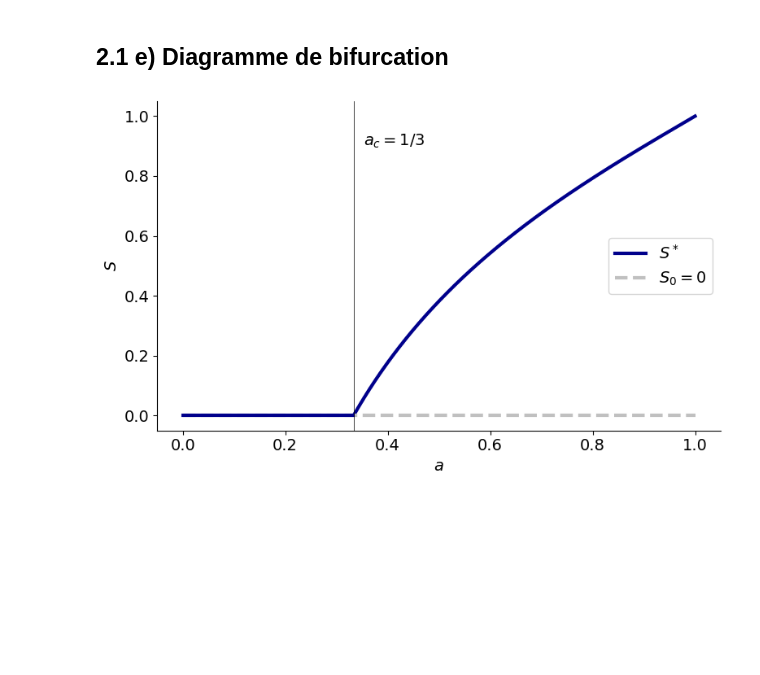
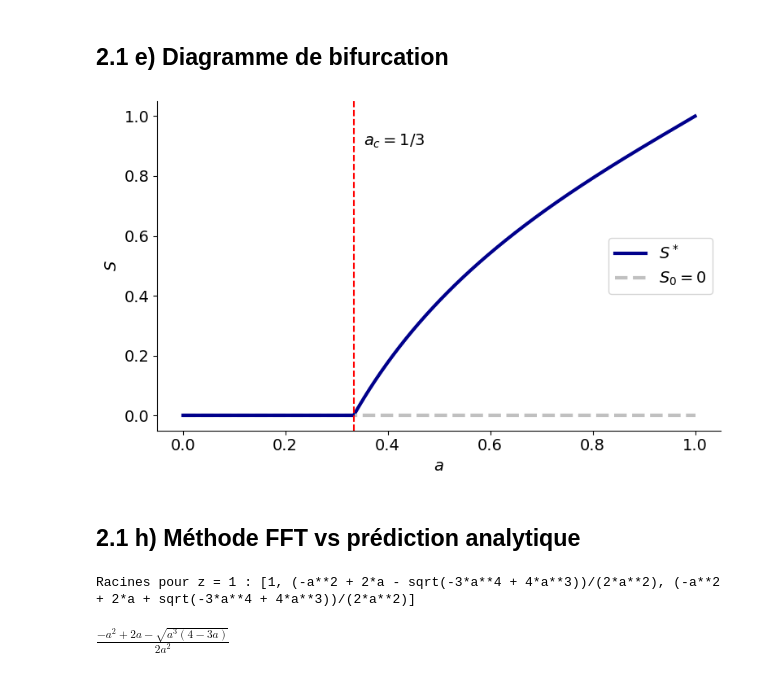
Before and after one commit to arlegare/devoirs_2526, a Jupyter notebook: A25/visualisation.ipynb, the cells around one changed output. Drawn from its saved outputs; the diff is of its cells as text; code cells hidden in the pictures; blank space fills up the shorter version.

```diff
--- a/A25/visualisation.ipynb
+++ b/A25/visualisation.ipynb
@@ -11,35 +10,35 @@ def S(a):
     # On force S = 0 (valeur plancher) en dessous de la valeur critique a_c = 1/3.
     S_vals = np.zeros_like(a)
     # Pour a > 1/3, S est donné par la forme fermée.
     mask = a > 1/3
     u = ((2 - a[mask]) - np.sqrt(a[mask] * (4 - 3 * a[mask]))) / (2 * a[mask])
     S_vals[mask] = 1 - (1 - a[mask]) / (1 - a[mask] * u)
     return S_vals
 
 a = np.linspace(0, 1, 500)
 S_vals = S(a)
 
-
 plt.figure(figsize=(8,5))
-
 
 # S^* (solution non triviale)
 #plt.plot(a[a <= 1/3], S_vals[S_vals <= 1/3], '--', color='silver', label=r"$S^*$", linewidth=3)
 plt.plot(a[a > 1/3], S_vals[a > 1/3], color='darkblue', linewidth=3, label=r"$S^*$")
 
 # S_0 = 0 (solution triviale)
 plt.plot(a, np.zeros_like(a), '--', color='silver', label=r"$S_0 = 0$", linewidth=3)
 plt.plot(a[a <= 1/3], np.zeros_like(a[a <= 1/3]), color='darkblue', linewidth=3)
 
-plt.axvline(1/3, color="black", linestyle="-", linewidth=0.5)
+plt.axvline(1/3, color="red", linestyle="--")#, label=r"$a_c = 1/3$")
 plt.text(1/3 + 0.02, 0.9, r"$a_c = 1/3$", fontsize=14, color="black")
 plt.xlabel(r"$a$")
 plt.ylabel(r"$S$")
 plt.legend(loc="center right")
 plt.tight_layout()
 plt.gca().spines['top'].set_visible(False)
 plt.gca().spines['right'].set_visible(False)
-#plt.savefig("diagramme_bifurcation_S.png", dpi=200)
+plt.savefig("fig/diagramme_bifurcation_S.png", dpi=200)
 plt.show()
 # %% [output]
-[figure, old version]
+[figure, new version]
+# %% [markdown]
+## 2.1 h) Méthode FFT vs prédiction analytique
@@ -45,0 +53,10 @@ plt.show()
+# %%
+# Cas particulier z = 1
+racines_z1 = solve(polynome.subs(z, 1), u)
+print("Racines pour z = 1 :", racines_z1)
+# %% [output]
+Racines pour z = 1 : [1, (-a**2 + 2*a - sqrt(-3*a**4 + 4*a**3))/(2*a**2), (-a**2 + 2*a + sqrt(-3*a**4 + 4*a**3))/(2*a**2)]
+# %%
+racines_z1[1].simplify()
+# %% [output]
+$\displaystyle \frac{- a^{2} + 2 a - \sqrt{a^{3} \left(4 - 3 a\right)}}{2 a^{2}}$
```
Also changed, not shown: parts of 12 cells of this notebook, 5 other files.
